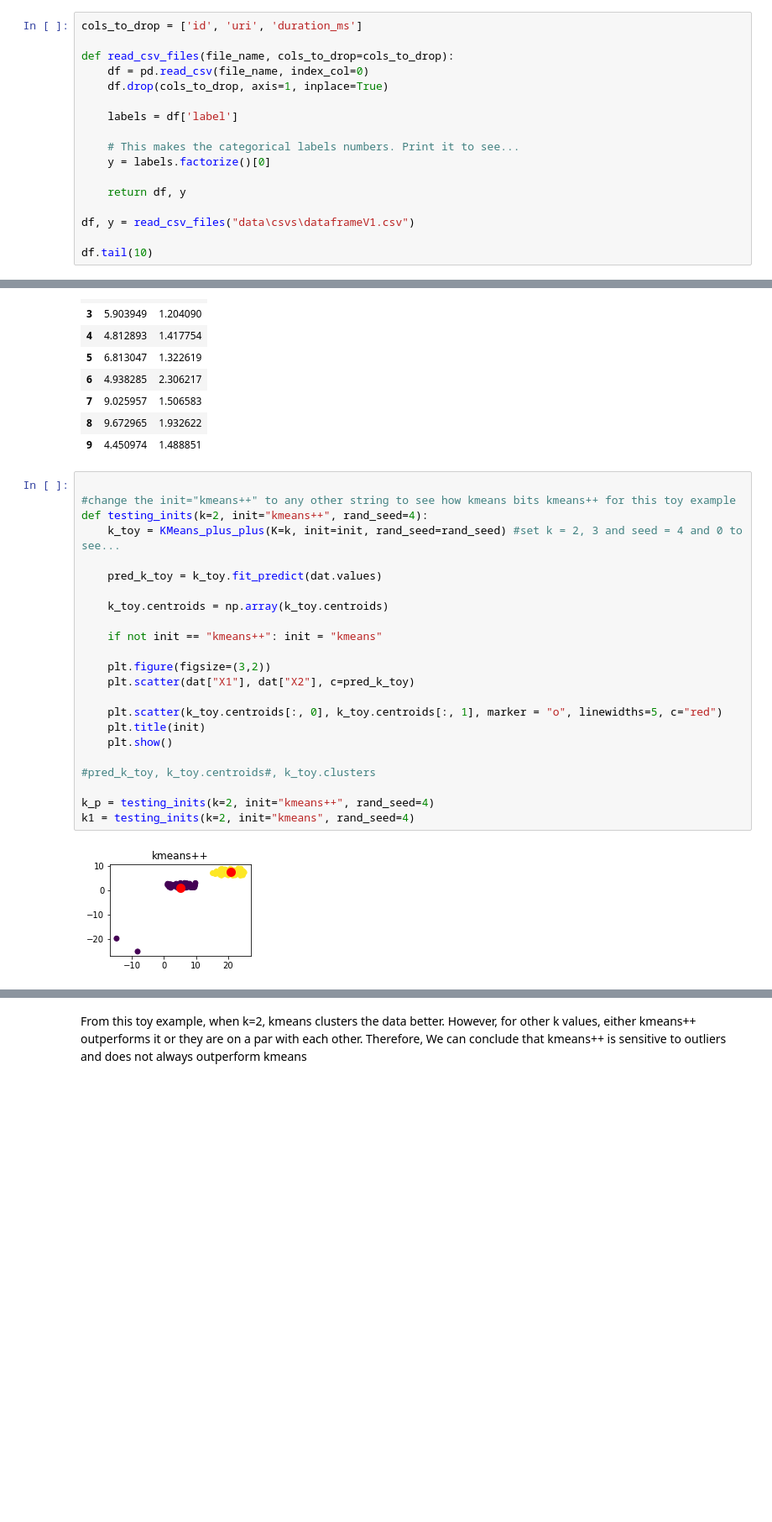
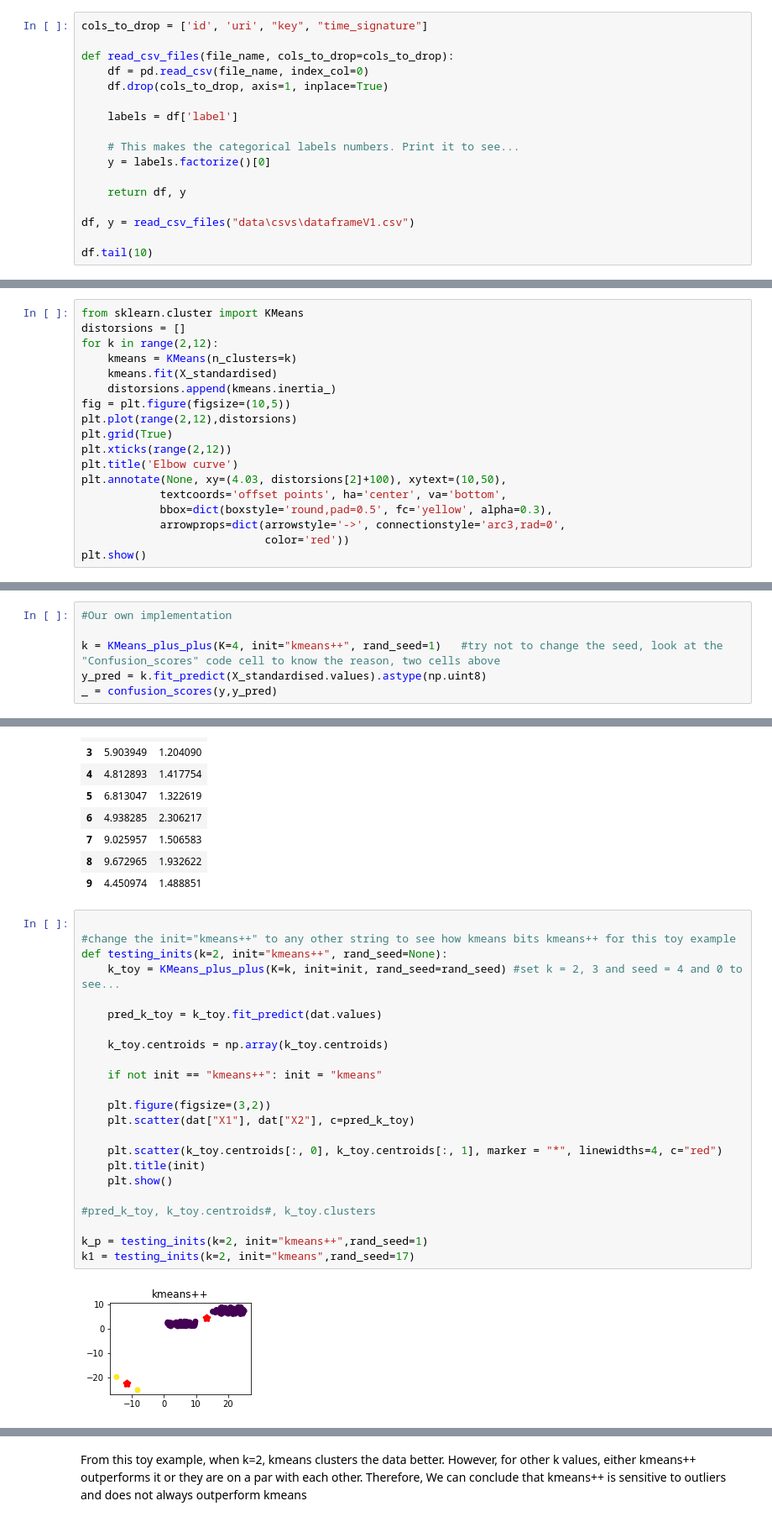
Before and after one commit to Benjamin-Barda/spotyCARLO, a Jupyter notebook: 3-KMeans.ipynb, the cells around one changed output, grey strips where cells are left out. Shown at 84% size. Cells and saved outputs as stored; diff of their text form; blank space fills up the shorter version.

```diff
--- a/3-KMeans.ipynb
+++ b/3-KMeans.ipynb
@@ -17,7 +17,7 @@ filterwarnings('ignore')
 # %% [markdown]
 ### Function for reading the csv files and dropping the unwanted columns
 # %%
-cols_to_drop = ['id', 'uri', 'duration_ms']
+cols_to_drop = ['id', 'uri', "key", "time_signature"]
 
 def read_csv_files(file_name, cols_to_drop=cols_to_drop):
     df = pd.read_csv(file_name, index_col=0)
@@ -356,0 +317,18 @@ TypeError: __init__() got an unexpected keyword argument 'random_seed'
+# %%
+from sklearn.cluster import KMeans
+distorsions = []
+for k in range(2,12):
+    kmeans = KMeans(n_clusters=k)
+    kmeans.fit(X_standardised)
+    distorsions.append(kmeans.inertia_)
+fig = plt.figure(figsize=(10,5))
+plt.plot(range(2,12),distorsions)
+plt.grid(True)
+plt.xticks(range(2,12))
+plt.title('Elbow curve')
+plt.annotate(None, xy=(4.03, distorsions[2]+100), xytext=(10,50),
+            textcoords='offset points', ha='center', va='bottom',
+            bbox=dict(boxstyle='round,pad=0.5', fc='yellow', alpha=0.3),
+            arrowprops=dict(arrowstyle='->', connectionstyle='arc3,rad=0',
+                            color='red'))
+plt.show()
@@ -356,0 +337,6 @@ TypeError: __init__() got an unexpected keyword argument 'random_seed'
+# %%
+#Our own implementation
+
+k = KMeans_plus_plus(K=4, init="kmeans++", rand_seed=1)   #try not to change the seed, look at the "Confusion_scores" code cell to know the reason, two cells above
+y_pred = k.fit_predict(X_standardised.values).astype(np.uint8)
+_ = confusion_scores(y,y_pred)
@@ -516,28 +533,28 @@ dat.head(10)
 # %%
 
 #change the init="kmeans++" to any other string to see how kmeans bits kmeans++ for this toy example
-def testing_inits(k=2, init="kmeans++", rand_seed=4):
+def testing_inits(k=2, init="kmeans++", rand_seed=None):
     k_toy = KMeans_plus_plus(K=k, init=init, rand_seed=rand_seed) #set k = 2, 3 and seed = 4 and 0 to see...
 
     pred_k_toy = k_toy.fit_predict(dat.values)
 
     k_toy.centroids = np.array(k_toy.centroids)
 
     if not init == "kmeans++": init = "kmeans"
 
     plt.figure(figsize=(3,2))
     plt.scatter(dat["X1"], dat["X2"], c=pred_k_toy)
 
-    plt.scatter(k_toy.centroids[:, 0], k_toy.centroids[:, 1], marker = "o", linewidths=5, c="red")
+    plt.scatter(k_toy.centroids[:, 0], k_toy.centroids[:, 1], marker = "*", linewidths=4, c="red")
     plt.title(init)
     plt.show()
 
 #pred_k_toy, k_toy.centroids#, k_toy.clusters
 
-k_p = testing_inits(k=2, init="kmeans++", rand_seed=4)
-k1 = testing_inits(k=2, init="kmeans", rand_seed=4)
+k_p = testing_inits(k=2, init="kmeans++",rand_seed=1)
+k1 = testing_inits(k=2, init="kmeans",rand_seed=17)
 # %% [output]
-[figure, old version]
+[figure, new version]
 [figure]
 # %% [markdown]
 From this toy example, when k=2, kmeans clusters the data better. However, for other k values, either kmeans++ outperforms it or they are on a par with each other. Therefore, We can conclude that kmeans++ is sensitive to outliers and does not always outperform kmeans
```
Also changed, not shown: parts of 12 cells of this notebook.
